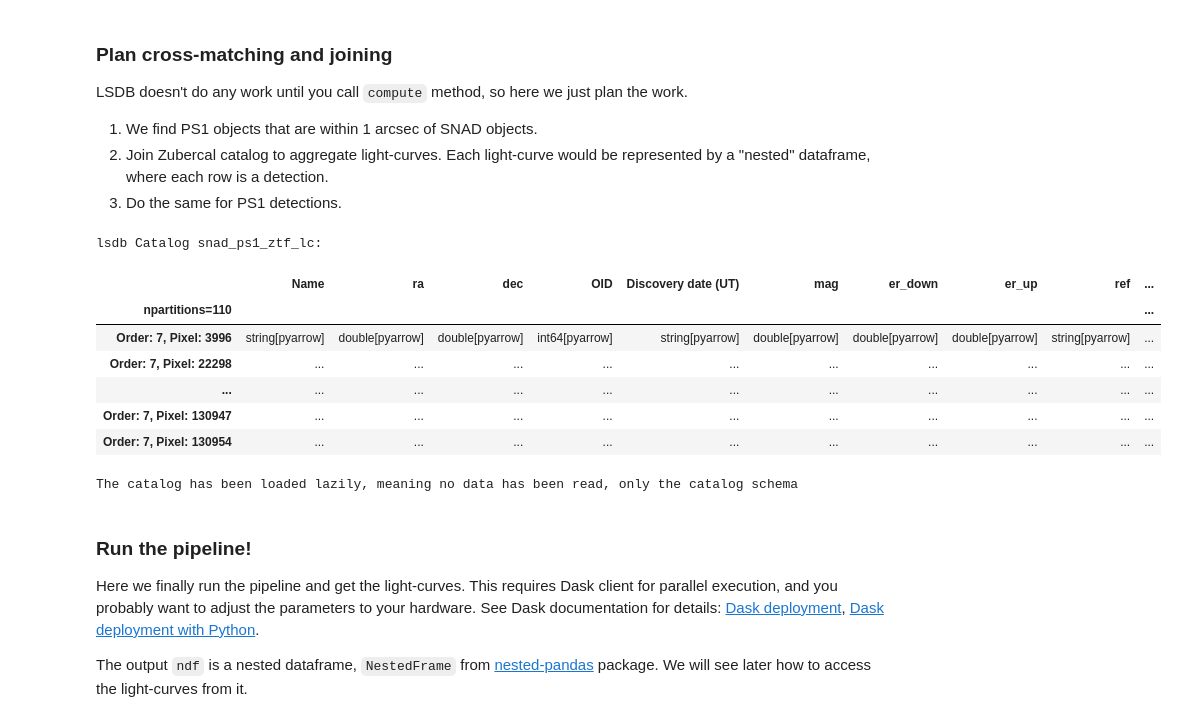
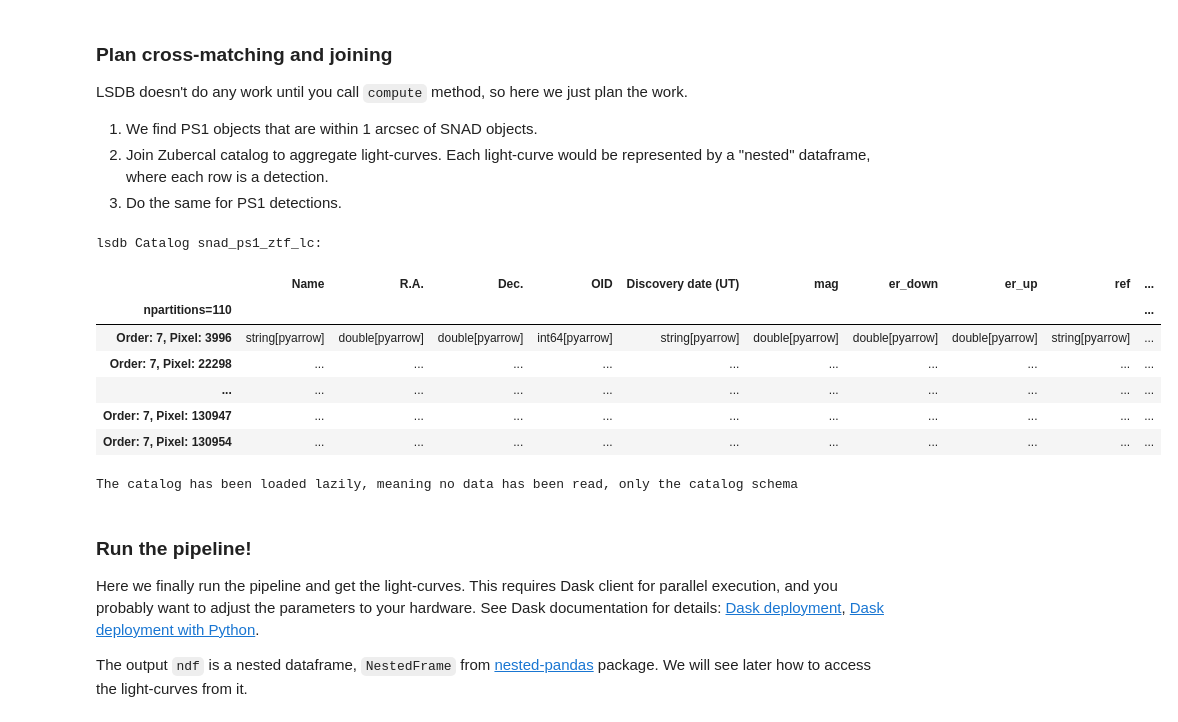
Before and after one commit to astronomy-commons/lsdb, a Jupyter notebook: docs/tutorials/pre_executed/zubercal-ps1-snad.ipynb, the cells around one changed output. Cells and saved outputs as stored; diff of their text form; code cells hidden in the pictures.

```diff
--- a/docs/tutorials/pre_executed/zubercal-ps1-snad.ipynb
+++ b/docs/tutorials/pre_executed/zubercal-ps1-snad.ipynb
@@ -38,14 +38,10 @@ ZUBERCAL_PATH = "https://data.lsdb.io/hats/ztf_dr16/zubercal/"
 [SNAD catalog](https://snad.space/catalog/) is just ~100 rows, we download it through Pandas and convert to LSDB's Catalog object with `lsdb.from_dataframe`.
 # %%
 # Load SNAD catalog, remove rows with missing values and rename columns to more friendly names
-snad_df = (
-    pd.read_csv(
-        "https://snad.space/catalog/snad_catalog.csv",
-        dtype_backend="pyarrow",
-    )
-    .rename(columns={"R.A.": "ra", "Dec.": "dec"})
-    .dropna()
-)
+snad_df = pd.read_csv(
+    "https://snad.space/catalog/snad_catalog.csv",
+    dtype_backend="pyarrow",
+).dropna()
 display(snad_df)
 
 # Convert to LSDB's Catalog object
@@ -55,6 +51,9 @@ snad_catalog = from_dataframe(
     drop_empty_siblings=True,
     # Keep partitions small
     lowest_order=5,
+    # Specify columns with coordinates
+    ra_column="R.A.",
+    dec_column="Dec.",
 )
 display(snad_catalog)
 # %% [output]
@@ -172,35 +165,38 @@ LSDB doesn't do any work until you call `compute` method, so here we just plan t
 # %%
 # Planning cross-matching with objects, no work happens here
 snad_ps1 = snad_catalog.crossmatch(
     ps1_object,
-    radius_arcsec=1.0,
+    radius_arcsec=0.2,
     suffixes=["", ""],
+    # Ignore the missing margin cache.
+    # Theoretically it may cause some data loss, but not in this pipeline
+    require_right_margin=False,
 )
 
 # Join with Zubercal detections to get one more set of light-curves
 snad_ztf_lc = snad_ps1.join_nested(
     zubercal,
     left_on="objID",
     right_on="objectid",
     # light-curve will live in "ztf_lc" column
     nested_column_name="ztf_lc",
     output_catalog_name="snad_ztf_lc",
 )
 
 # Join with PS1 detections to get light-curves
 snad_ps1_ztf_lc = snad_ztf_lc.join_nested(
     ps1_detection,
     left_on="objID",
     right_on="objID",
     # light-curve will live in "ps1_lc" column
     nested_column_name="ps1_lc",
     output_catalog_name="snad_ps1_ztf_lc",
 )
 
 display(snad_ps1_ztf_lc)
 # %% [output]
 lsdb Catalog snad_ps1_ztf_lc:
-|  | Name | ra | dec | OID | Discovery date (UT) | mag | er_down | er_up | ref | ... |
+|  | Name | R.A. | Dec. | OID | Discovery date (UT) | mag | er_down | er_up | ref | ... |
 | npartitions=110 |  |  |  |  |  |  |  |  |  | ... |
 | Order: 7, Pixel: 3996 | string[pyarrow] | double[pyarrow] | double[pyarrow] | int64[pyarrow] | string[pyarrow] | double[pyarrow] | double[pyarrow] | double[pyarrow] | string[pyarrow] | ... |
 | Order: 7, Pixel: 22298 | ... | ... | ... | ... | ... | ... | ... | ... | ... | ... |
```
Also changed, not shown: parts of 5 cells of this notebook.
